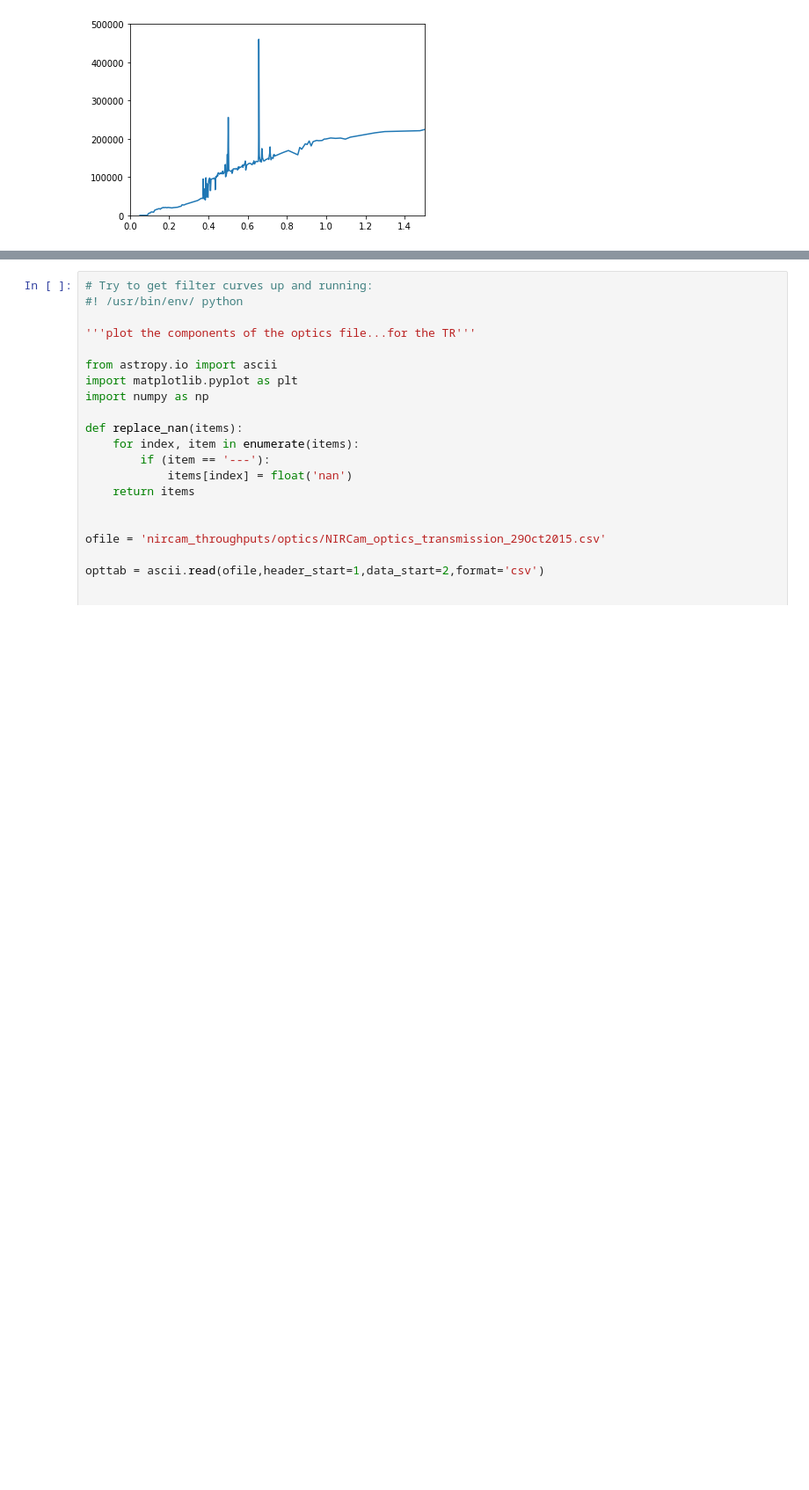
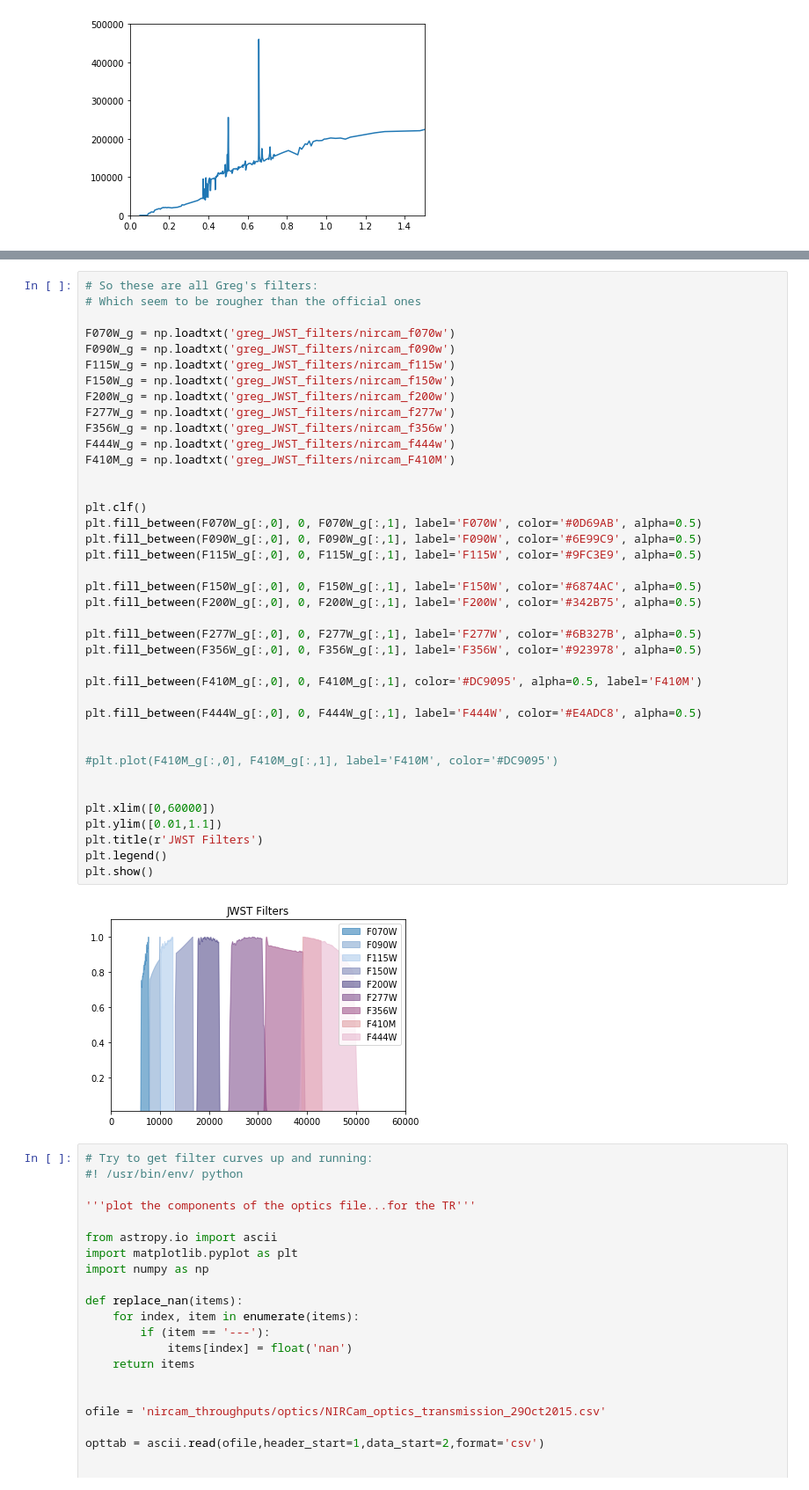
Before and after one commit to beckynevin/illustris_python, a Jupyter notebook: IllustrisTNG50_mockimage.ipynb, the cells around one changed output, grey strips where cells are left out. Shown at 88% size. Drawn from its saved outputs; the diff is of its cells as text; blank space fills up the shorter version.

```diff
--- a/IllustrisTNG50_mockimage.ipynb
+++ b/IllustrisTNG50_mockimage.ipynb
@@ -79,3 +190,44 @@ ValueError: A value in x_new is below the interpolation range.
+# %%
+# So these are all Greg's filters:
+# Which seem to be rougher than the official ones
+
+F070W_g = np.loadtxt('greg_JWST_filters/nircam_f070w')
+F090W_g = np.loadtxt('greg_JWST_filters/nircam_f090w')
+F115W_g = np.loadtxt('greg_JWST_filters/nircam_f115w')
+F150W_g = np.loadtxt('greg_JWST_filters/nircam_f150w')
+F200W_g = np.loadtxt('greg_JWST_filters/nircam_f200w')
+F277W_g = np.loadtxt('greg_JWST_filters/nircam_f277w')
+F356W_g = np.loadtxt('greg_JWST_filters/nircam_f356w')
+F444W_g = np.loadtxt('greg_JWST_filters/nircam_f444w')
+F410M_g = np.loadtxt('greg_JWST_filters/nircam_F410M')
+
+
+plt.clf()
+plt.fill_between(F070W_g[:,0], 0, F070W_g[:,1], label='F070W', color='#0D69AB', alpha=0.5)
+plt.fill_between(F090W_g[:,0], 0, F090W_g[:,1], label='F090W', color='#6E99C9', alpha=0.5)
+plt.fill_between(F115W_g[:,0], 0, F115W_g[:,1], label='F115W', color='#9FC3E9', alpha=0.5)
+
+plt.fill_between(F150W_g[:,0], 0, F150W_g[:,1], label='F150W', color='#6874AC', alpha=0.5)
+plt.fill_between(F200W_g[:,0], 0, F200W_g[:,1], label='F200W', color='#342B75', alpha=0.5)
+
+plt.fill_between(F277W_g[:,0], 0, F277W_g[:,1], label='F277W', color='#6B327B', alpha=0.5)
+plt.fill_between(F356W_g[:,0], 0, F356W_g[:,1], label='F356W', color='#923978', alpha=0.5)
+
+plt.fill_between(F410M_g[:,0], 0, F410M_g[:,1], color='#DC9095', alpha=0.5, label='F410M')
+
+plt.fill_between(F444W_g[:,0], 0, F444W_g[:,1], label='F444W', color='#E4ADC8', alpha=0.5)
+
+
+#plt.plot(F410M_g[:,0], F410M_g[:,1], label='F410M', color='#DC9095')
+
+
+plt.xlim([0,60000])
+plt.ylim([0.01,1.1])
+plt.title(r'JWST Filters')
+plt.legend()
+plt.show()
+# %% [output]
+[figure, added]
 # %%
 # Try to get filter curves up and running:
 #! /usr/bin/env/ python
```
Also changed, not shown: parts of 4 cells of this notebook.
